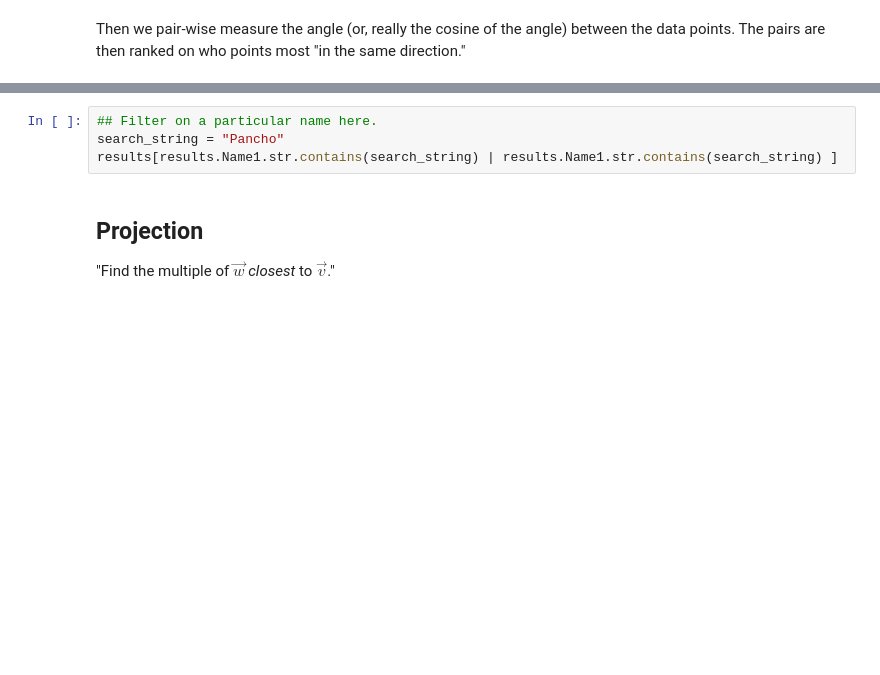
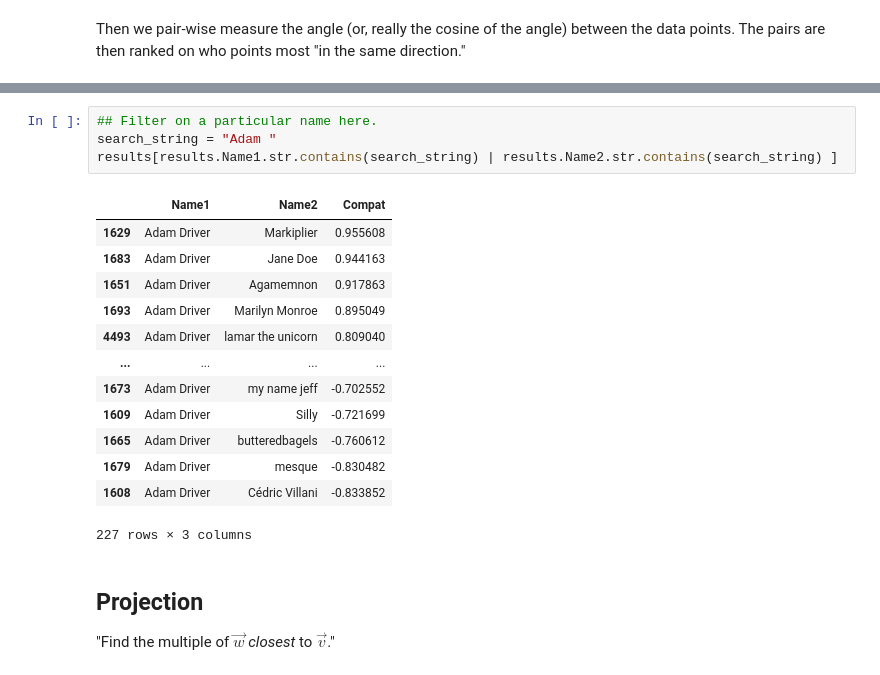
Before and after one commit to drewyoungren/mvc-f20, a Jupyter notebook: lec/mvc-L03.ipynb, the cells around one changed output, grey strips where cells are left out. Saved outputs shown, nothing was run; the diff lists cells and outputs as text; blank space fills up the shorter version.

```diff
--- a/lec/mvc-L03.ipynb
+++ b/lec/mvc-L03.ipynb
@@ -99,7 +116,21 @@ results
 # %%
 ## Filter on a particular name here.
-search_string = "Pancho"
-results[results.Name1.str.contains(search_string) | results.Name1.str.contains(search_string) ]
+search_string = "Adam "
+results[results.Name1.str.contains(search_string) | results.Name2.str.contains(search_string) ]
+# %% [output]
+|  | Name1 | Name2 | Compat |
+| 1629 | Adam Driver | Markiplier | 0.955608 |
+| 1683 | Adam Driver | Jane Doe | 0.944163 |
+| 1651 | Adam Driver | Agamemnon | 0.917863 |
+| 1693 | Adam Driver | Marilyn Monroe | 0.895049 |
+| 4493 | Adam Driver | lamar the unicorn | 0.809040 |
+| ... | ... | ... | ... |
+| 1673 | Adam Driver | my name jeff | -0.702552 |
+| 1609 | Adam Driver | Silly | -0.721699 |
+| 1665 | Adam Driver | butteredbagels | -0.760612 |
+| 1679 | Adam Driver | mesque | -0.830482 |
+| 1608 | Adam Driver | Cédric Villani | -0.833852 |
+227 rows × 3 columns
 # %% [markdown]
 ## Projection
 
```
Also changed, not shown: parts of 17 cells of this notebook, 3 other files.
